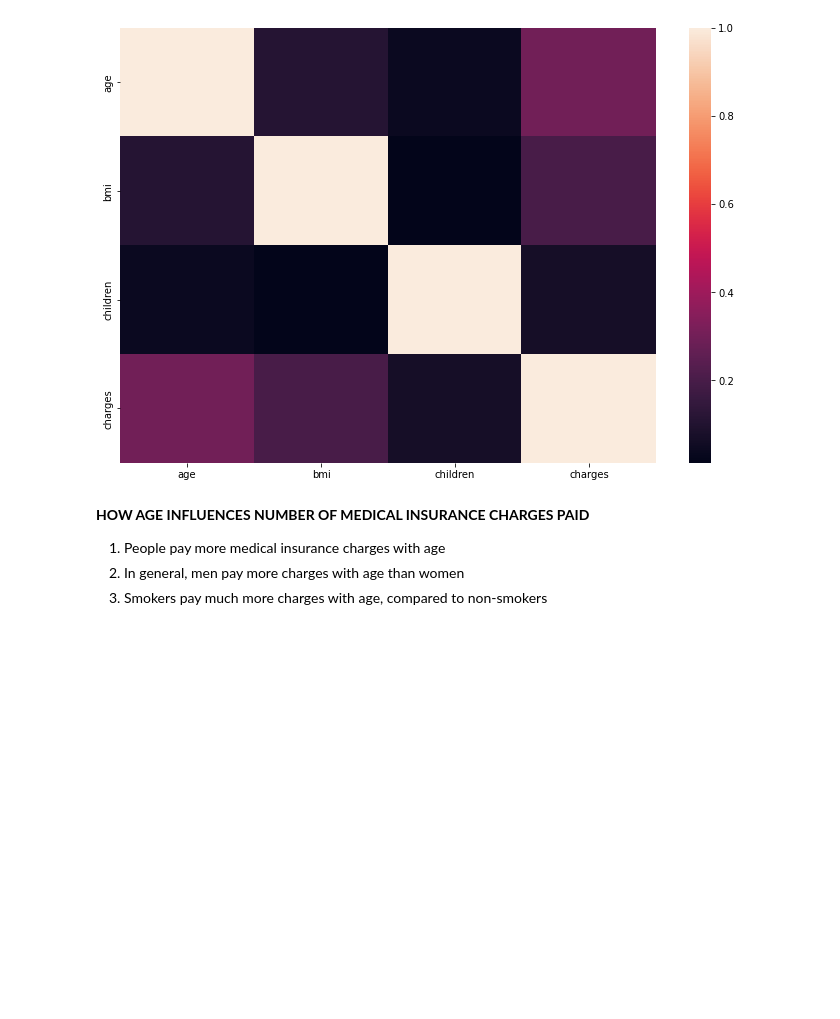
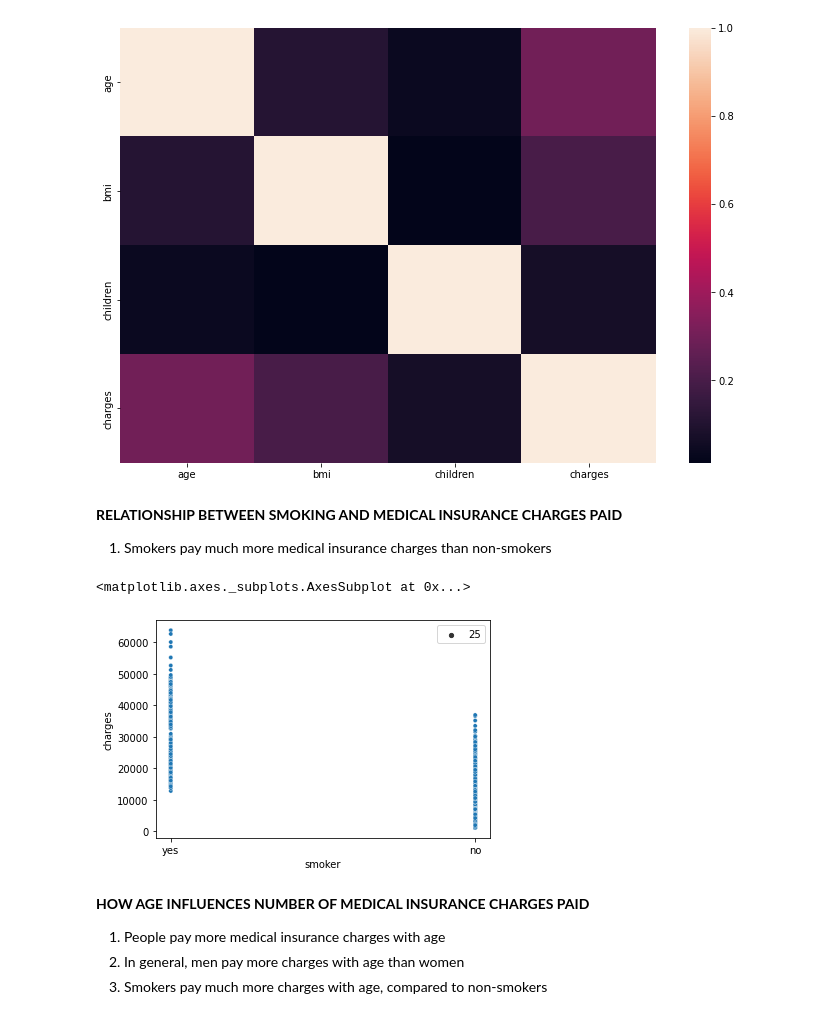
Before and after one commit to jumikao/USA_Medical_Insurance_Analysis_-Linear_Regression_project-, a Jupyter notebook: Exploratory Data Analysis (EDA).ipynb, the cells around one changed output. Drawn from its saved outputs; the diff is of its cells as text; code cells hidden in the pictures; blank space fills up the shorter version.

```diff
--- a/Exploratory Data Analysis (EDA).ipynb
+++ b/Exploratory Data Analysis (EDA).ipynb
@@ -26,6 +26,14 @@ sns.heatmap(count_corr)
 # %% [output]
 <matplotlib.axes._subplots.AxesSubplot at 0x...>
 [figure]
+# %% [markdown]
+**RELATIONSHIP BETWEEN SMOKING AND MEDICAL INSURANCE CHARGES PAID**
+1. Smokers pay much more medical insurance charges than non-smokers
+# %%
+sns.scatterplot(x="smoker", y="charges", data=data_df, size=(25), palette=sns.color_palette("Set2",10) )
+# %% [output]
+<matplotlib.axes._subplots.AxesSubplot at 0x...>
+[figure, added]
 # %% [markdown]
 **HOW AGE INFLUENCES NUMBER OF MEDICAL INSURANCE CHARGES PAID**
 1. People pay more medical insurance charges with age
```
Also changed, not shown: parts of 1 cell of this notebook.
